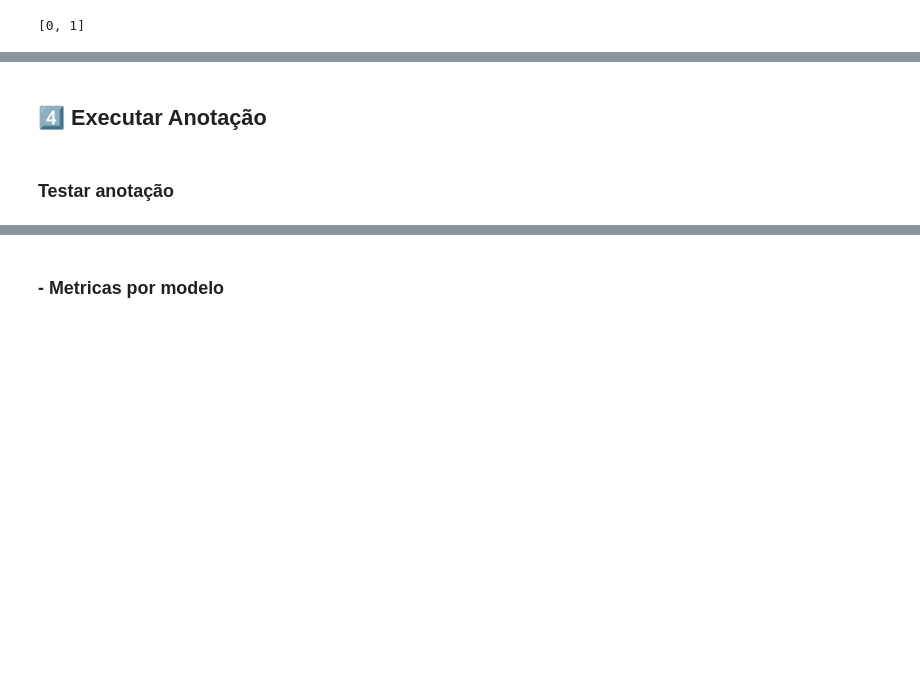
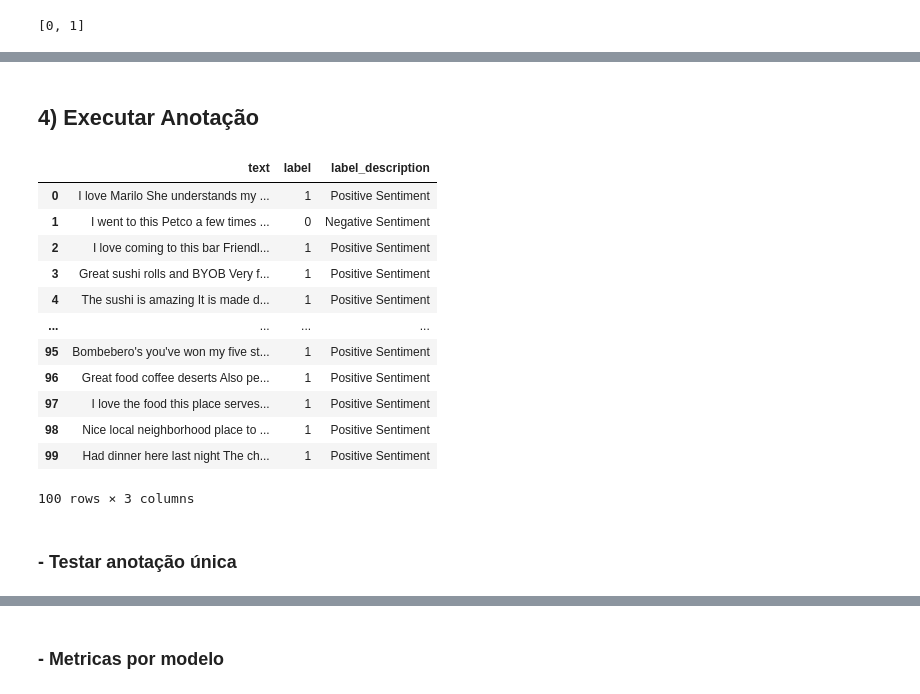
Before and after one commit to Ktzani/llm-annotation, a Jupyter notebook: src/notebooks/analise_consenso_llms.ipynb, the cells around one changed output, grey strips where cells are left out. Cells and saved outputs as stored; diff of their text form; code cells hidden in the pictures; blank space fills up the shorter version.

```diff
--- a/src/notebooks/analise_consenso_llms.ipynb
+++ b/src/notebooks/analise_consenso_llms.ipynb
@@ -137,5 +122,21 @@ logger.success(f"✓ Annotator inicializado com {len(annotator.models)} modelos"
 # %% [markdown]
-## 4️⃣ Executar Anotação
+## 4) Executar Anotação
+# %%
+df
+# %% [output]
+|  | text | label | label_description |
+| 0 | I love Marilo She understands my ... | 1 | Positive Sentiment |
+| 1 | I went to this Petco a few times ... | 0 | Negative Sentiment |
+| 2 | I love coming to this bar Friendl... | 1 | Positive Sentiment |
+| 3 | Great sushi rolls and BYOB Very f... | 1 | Positive Sentiment |
+| 4 | The sushi is amazing It is made d... | 1 | Positive Sentiment |
+| ... | ... | ... | ... |
+| 95 | Bombebero's you've won my five st... | 1 | Positive Sentiment |
+| 96 | Great food coffee deserts Also pe... | 1 | Positive Sentiment |
+| 97 | I love the food this place serves... | 1 | Positive Sentiment |
+| 98 | Nice local neighborhood place to ... | 1 | Positive Sentiment |
+| 99 | Had dinner here last night The ch... | 1 | Positive Sentiment |
+100 rows × 3 columns
 # %% [markdown]
-### Testar anotação
+### - Testar anotação única
 # %%
```
Also changed, not shown: parts of 41 cells of this notebook, 9 other files.
